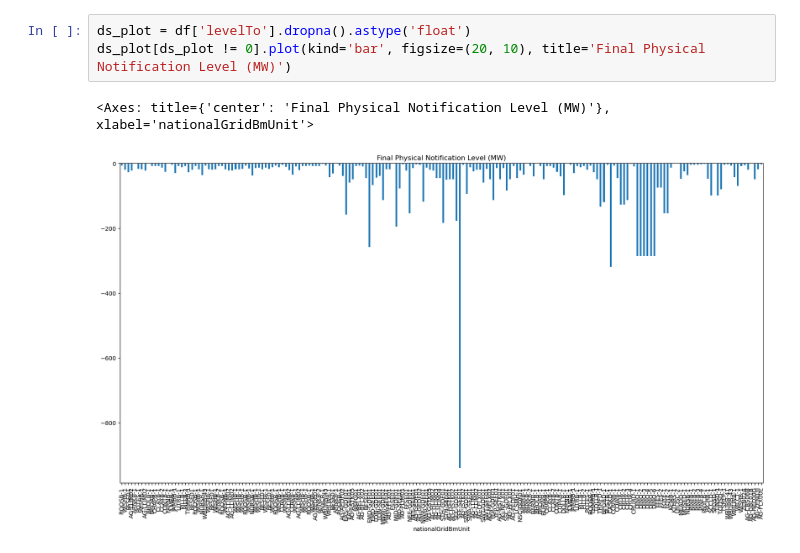
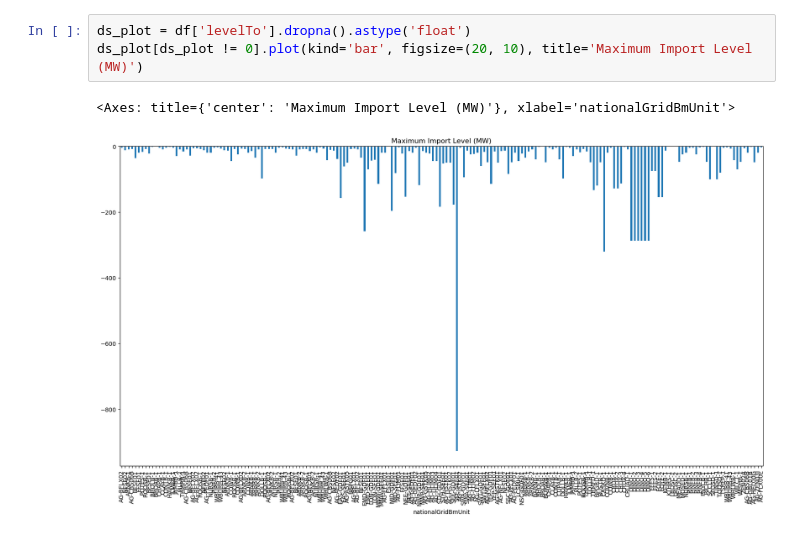
Before and after one commit to LukasFrankenQ/LMP, a Jupyter notebook: notebooks/MIL.ipynb, the cells around one changed output. Drawn from its saved outputs; the diff is of its cells as text.

```diff
--- a/notebooks/MIL.ipynb
+++ b/notebooks/MIL.ipynb
@@ -34,9 +34,9 @@ df
 # %%
 ds_plot = df['levelTo'].dropna().astype('float')
-ds_plot[ds_plot != 0].plot(kind='bar', figsize=(20, 10), title='Final Physical Notification Level (MW)')
+ds_plot[ds_plot != 0].plot(kind='bar', figsize=(20, 10), title='Maximum Import Level (MW)')
 # %% [output]
-<Axes: title={'center': 'Final Physical Notification Level (MW)'}, xlabel='nationalGridBmUnit'>
+<Axes: title={'center': 'Maximum Import Level (MW)'}, xlabel='nationalGridBmUnit'>
-[figure, old version]
+[figure, new version]
 # %%
 ds_plot.sum()
 # %% [output]
```
Also changed, not shown: parts of 2 cells of this notebook, 16 other files.
